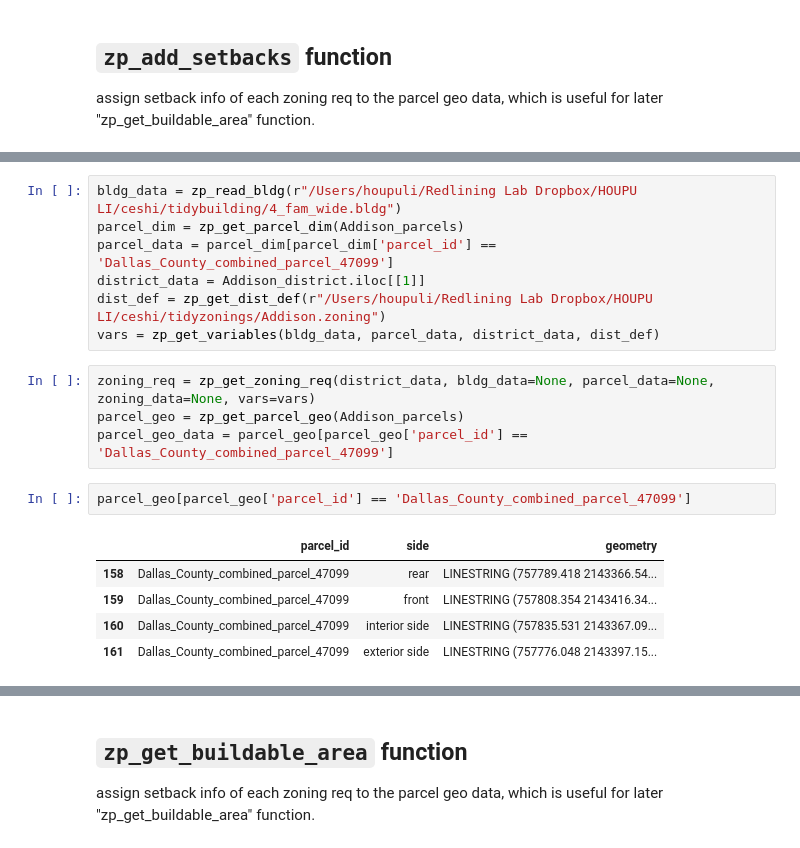
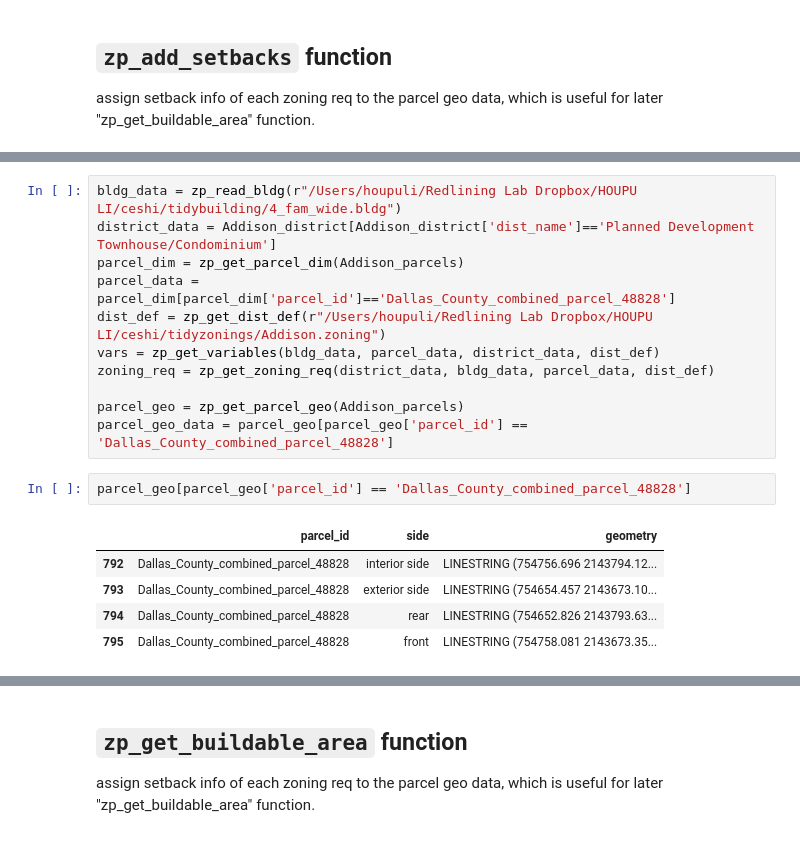
Before and after one commit to vibe-lab-gsd/zonepy, a Jupyter notebook: examples.ipynb, the cells around one changed output, grey strips where cells are left out. Cells and saved outputs as stored; diff of their text form.

```diff
--- a/examples.ipynb
+++ b/examples.ipynb
@@ -368,19 +348,19 @@ Addison_district.iloc[1]['constraints']
 # %%
 bldg_data = zp_read_bldg(r"/Users/houpuli/Redlining Lab Dropbox/HOUPU LI/ceshi/tidybuilding/4_fam_wide.bldg")
+district_data = Addison_district[Addison_district['dist_name']=='Planned Development Townhouse/Condominium']
 parcel_dim = zp_get_parcel_dim(Addison_parcels)
-parcel_data = parcel_dim[parcel_dim['parcel_id'] == 'Dallas_County_combined_parcel_47099']
-district_data = Addison_district.iloc[[1]]
+parcel_data = parcel_dim[parcel_dim['parcel_id']=='Dallas_County_combined_parcel_48828']
 dist_def = zp_get_dist_def(r"/Users/houpuli/Redlining Lab Dropbox/HOUPU LI/ceshi/tidyzonings/Addison.zoning")
 vars = zp_get_variables(bldg_data, parcel_data, district_data, dist_def)
+zoning_req = zp_get_zoning_req(district_data, bldg_data, parcel_data, dist_def)
+
+parcel_geo = zp_get_parcel_geo(Addison_parcels)
+parcel_geo_data = parcel_geo[parcel_geo['parcel_id'] == 'Dallas_County_combined_parcel_48828']
-# %%
-zoning_req = zp_get_zoning_req(district_data, bldg_data=None, parcel_data=None, zoning_data=None, vars=vars)
-parcel_geo = zp_get_parcel_geo(Addison_parcels)
-parcel_geo_data = parcel_geo[parcel_geo['parcel_id'] == 'Dallas_County_combined_parcel_47099']
 # %%
-parcel_geo[parcel_geo['parcel_id'] == 'Dallas_County_combined_parcel_47099']
+parcel_geo[parcel_geo['parcel_id'] == 'Dallas_County_combined_parcel_48828']
 # %% [output]
 |  | parcel_id | side | geometry |
-| 158 | Dallas_County_combined_parcel_47099 | rear | LINESTRING (757789.418 2143366.54... |
-| 159 | Dallas_County_combined_parcel_47099 | front | LINESTRING (757808.354 2143416.34... |
-| 160 | Dallas_County_combined_parcel_47099 | interior side | LINESTRING (757835.531 2143367.09... |
-| 161 | Dallas_County_combined_parcel_47099 | exterior side | LINESTRING (757776.048 2143397.15... |
+| 792 | Dallas_County_combined_parcel_48828 | interior side | LINESTRING (754756.696 2143794.12... |
+| 793 | Dallas_County_combined_parcel_48828 | exterior side | LINESTRING (754654.457 2143673.10... |
+| 794 | Dallas_County_combined_parcel_48828 | rear | LINESTRING (754652.826 2143793.63... |
+| 795 | Dallas_County_combined_parcel_48828 | front | LINESTRING (754758.081 2143673.35... |
```
Also changed, not shown: parts of 127 cells of this notebook, 1 other file.
